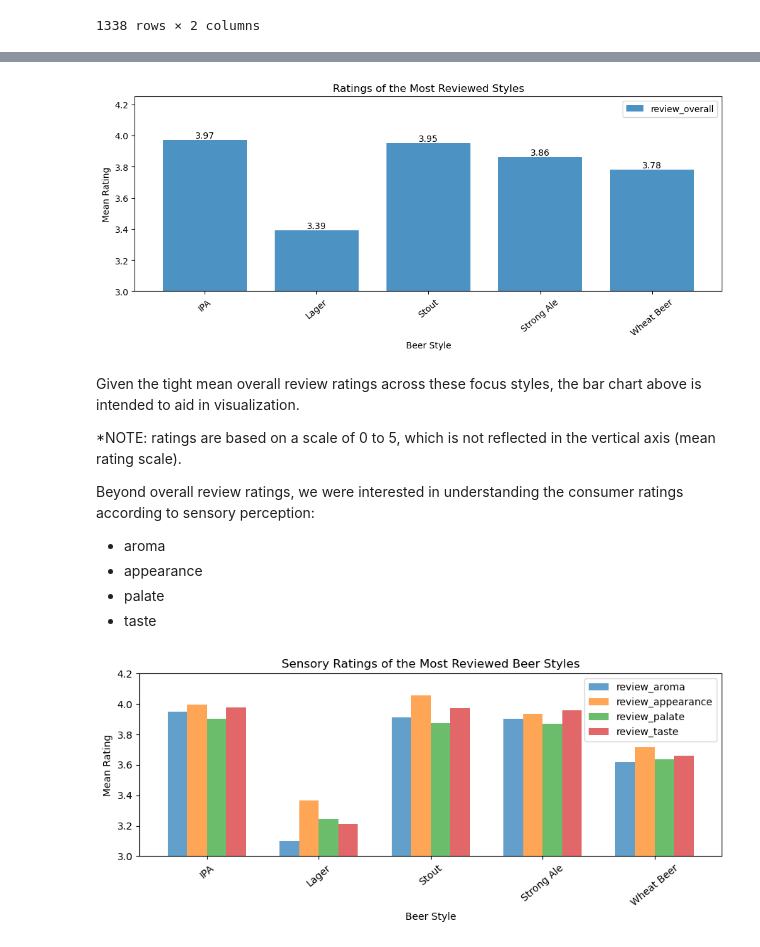
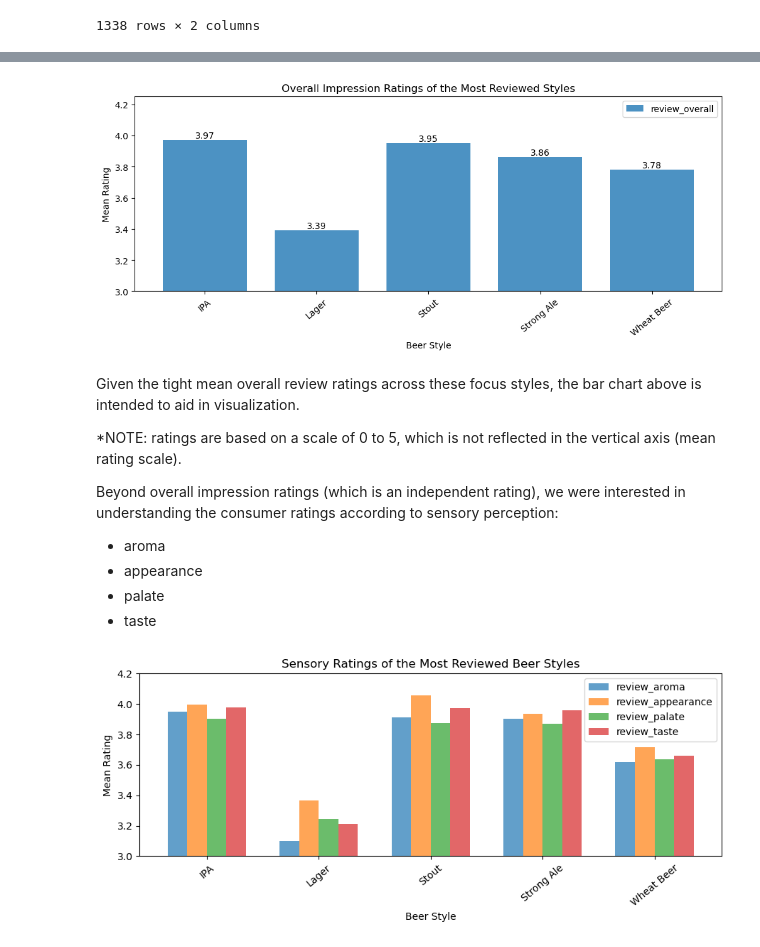
Before and after one commit to andrewjmack/DU-Project-1, a Jupyter notebook: beer_analysis.ipynb, the cells around one changed output, grey strips where cells are left out. Drawn from its saved outputs; the diff is of its cells as text; code cells hidden in the pictures.

```diff
--- a/beer_analysis.ipynb
+++ b/beer_analysis.ipynb
@@ -114,32 +107,32 @@ The table of descriptive statistics above reveal several insights regarding the
 # %%
 # find the mean overall rating for each style in the group
 top5_mean = styles_top5.groupby(['Style_Main']).mean()
 
 top5_mean = np.round(top5_mean, decimals=2)
 
 # plot in bar chart
 top5_mean_plot = top5_mean.plot(kind='bar', figsize=(12,4), alpha=0.8, rot=40, width=0.75)
 
-plt.title("Ratings of the Most Reviewed Styles")
+plt.title("Overall Impression Ratings of the Most Reviewed Styles")
 plt.xlabel("Beer Style")
 plt.ylabel("Mean Rating")
 plt.ylim(3, 4.25)
 
 for container in top5_mean_plot.containers:
     top5_mean_plot.bar_label(container)
 
 # save chart as .PNG file and display
 # plt.tight_layout()
 plt.savefig("Outputs/Images/mean_style_ratings.png")
 plt.show()
 # %% [output]
-[figure, old version]
+[figure, new version]
 # %% [markdown]
 Given the tight mean overall review ratings across these focus styles, the bar chart above is intended to aid in visualization.
 
 *NOTE: ratings are based on a scale of 0 to 5, which is not reflected in the vertical axis (mean rating scale).
 
-Beyond overall review ratings, we were interested in understanding the consumer ratings according to sensory perception:
+Beyond overall impression ratings (which is an independent rating), we were interested in understanding the consumer ratings according to sensory perception:
 - aroma
 - appearance
 - palate
```
Also changed, not shown: parts of 10 cells of this notebook.
